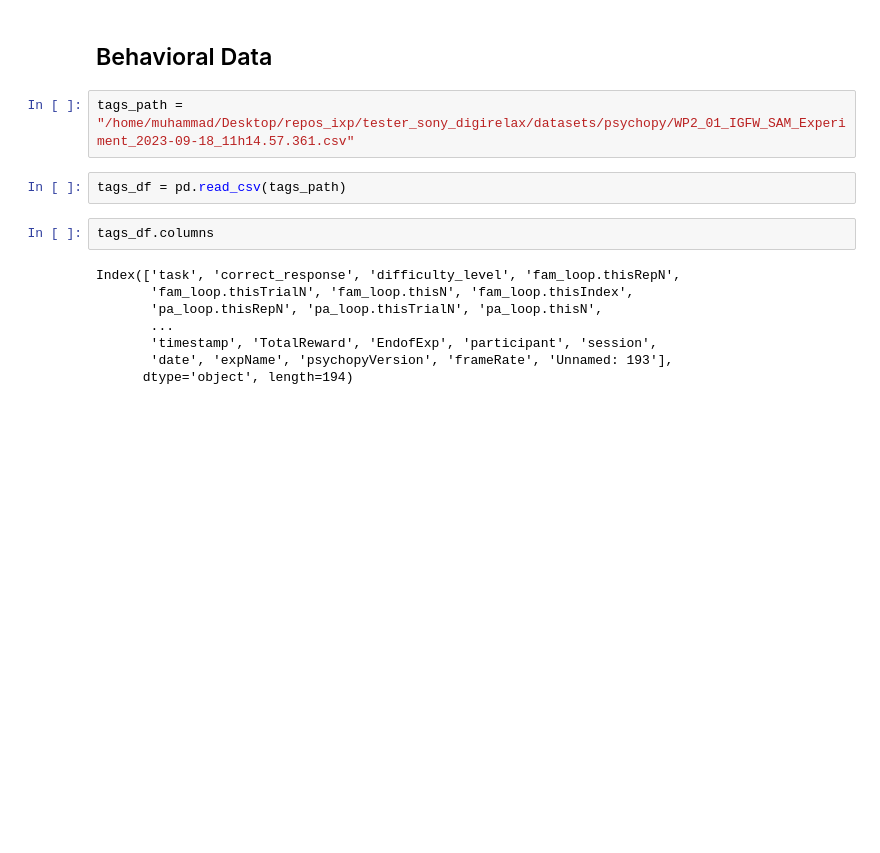
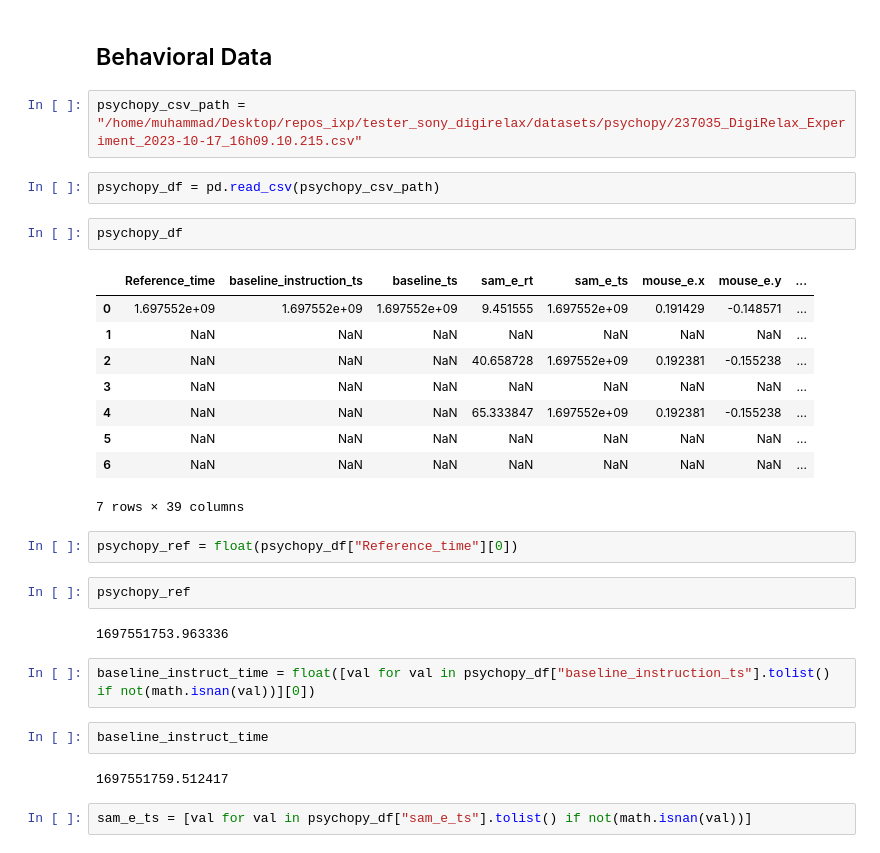
Before and after one commit to saifhanjra/tester_sony_digirelax, a Jupyter notebook: scripts/manipulating_datetime.ipynb, the cells around one changed output. Cells and saved outputs as stored; diff of their text form; blank space fills up the shorter version.

Commit message:
psychopy file added

```diff
--- a/scripts/manipulating_datetime.ipynb
+++ b/scripts/manipulating_datetime.ipynb
@@ -227,16 +228,32 @@ ax.plot(hr_df_sliced_synced["mean_norm"])
 # %% [markdown]
 ## Behavioral Data
 # %%
-tags_path = "/home/muhammad/Desktop/repos_ixp/tester_sony_digirelax/datasets/psychopy/WP2_01_IGFW_SAM_Experiment_2023-09-18_11h14.57.361.csv"
+psychopy_csv_path = "/home/muhammad/Desktop/repos_ixp/tester_sony_digirelax/datasets/psychopy/237035_DigiRelax_Experiment_2023-10-17_16h09.10.215.csv"
 # %%
-tags_df = pd.read_csv(tags_path)
+psychopy_df = pd.read_csv(psychopy_csv_path)
-# %%
-tags_df.columns
-# %% [output]
-Index(['task', 'correct_response', 'difficulty_level', 'fam_loop.thisRepN',
-       'fam_loop.thisTrialN', 'fam_loop.thisN', 'fam_loop.thisIndex',
-       'pa_loop.thisRepN', 'pa_loop.thisTrialN', 'pa_loop.thisN',
-       ...
-       'timestamp', 'TotalReward', 'EndofExp', 'participant', 'session',
-       'date', 'expName', 'psychopyVersion', 'frameRate', 'Unnamed: 193'],
-      dtype='object', length=194)
+# %%
+psychopy_df
+# %% [output]
+|  | Reference_time | baseline_instruction_ts | baseline_ts | sam_e_rt | sam_e_ts | mouse_e.x | mouse_e.y | ... |
+| 0 | 1.697552e+09 | 1.697552e+09 | 1.697552e+09 | 9.451555 | 1.697552e+09 | 0.191429 | -0.148571 | ... |
+| 1 | NaN | NaN | NaN | NaN | NaN | NaN | NaN | ... |
+| 2 | NaN | NaN | NaN | 40.658728 | 1.697552e+09 | 0.192381 | -0.155238 | ... |
+| 3 | NaN | NaN | NaN | NaN | NaN | NaN | NaN | ... |
+| 4 | NaN | NaN | NaN | 65.333847 | 1.697552e+09 | 0.192381 | -0.155238 | ... |
+| 5 | NaN | NaN | NaN | NaN | NaN | NaN | NaN | ... |
+| 6 | NaN | NaN | NaN | NaN | NaN | NaN | NaN | ... |
+7 rows × 39 columns
+# %%
+psychopy_ref = float(psychopy_df["Reference_time"][0])
+# %%
+psychopy_ref
+# %% [output]
+1697551753.963336
+# %%
+baseline_instruct_time = float([val for val in psychopy_df["baseline_instruction_ts"].tolist() if not(math.isnan(val))][0])
+# %%
+baseline_instruct_time
+# %% [output]
+1697551759.512417
+# %%
+sam_e_ts = [val for val in psychopy_df["sam_e_ts"].tolist() if not(math.isnan(val))]
```
Also changed, not shown: parts of 19 cells of this notebook, 1 other file.
